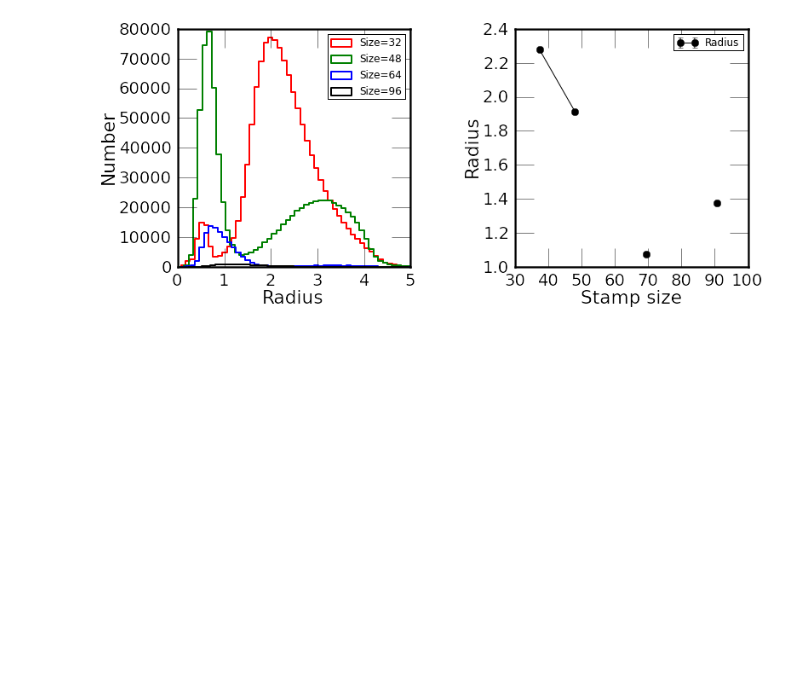
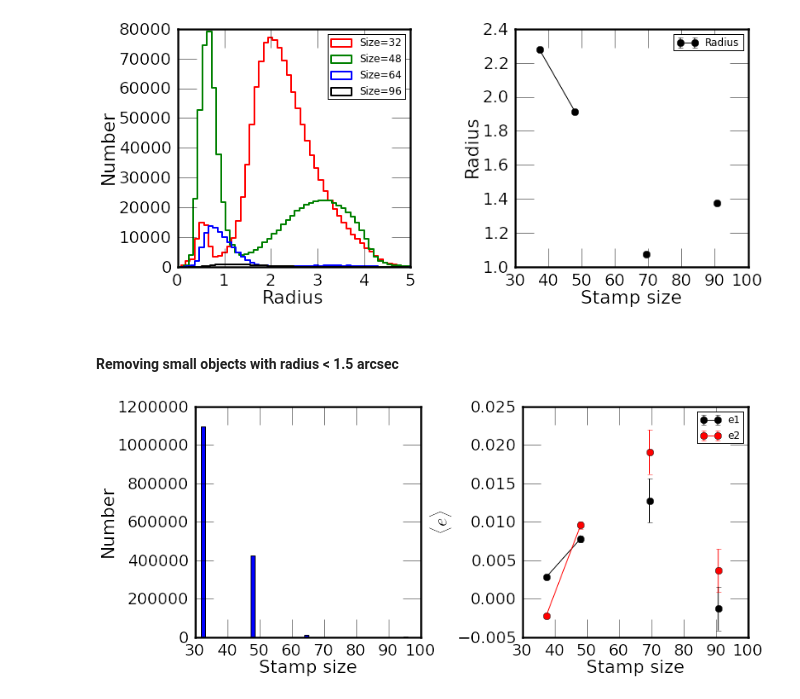
Before and after one commit to vvinuv/ipynb, a Jupyter notebook: im3shape_v6.ipynb, the cells around one changed output. Drawn from its saved outputs; the diff is of its cells as text; code cells hidden in the pictures; blank space fills up the shorter version.

Commit message:
Removed smaller objects

```diff
--- a/im3shape_v6.ipynb
+++ b/im3shape_v6.ipynb
@@ -143,3 +143,12 @@ reload(bas)
 bas.plot_stampsize_radius(iim3[spte]['STAMP_SIZE'],  iim3[spte]['radius'])
 # %% [output]
 [figure]
+# %% [markdown]
+#### Removing small objects with radius < 1.5 arcsec
+# %%
+crad = spte & (iim3['radius'] > 1.5)
+# %%
+reload(bas)
+bas.plot_stampsize(iim3[crad]['STAMP_SIZE'],  iim3[crad]['e1'], iim3[crad]['e2'])
+# %% [output]
+[figure, added]
```
Also changed, not shown: parts of 1 cell of this notebook.
